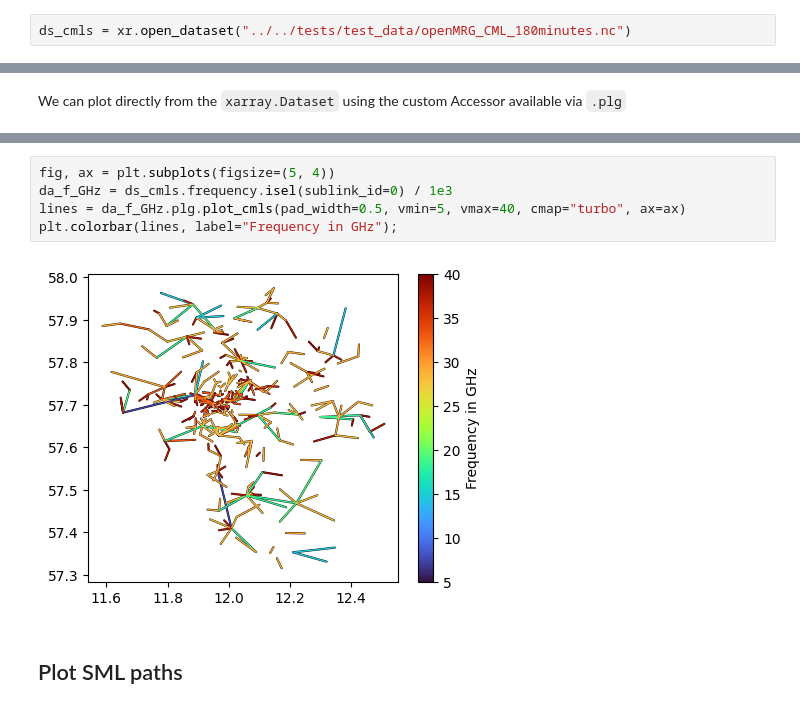
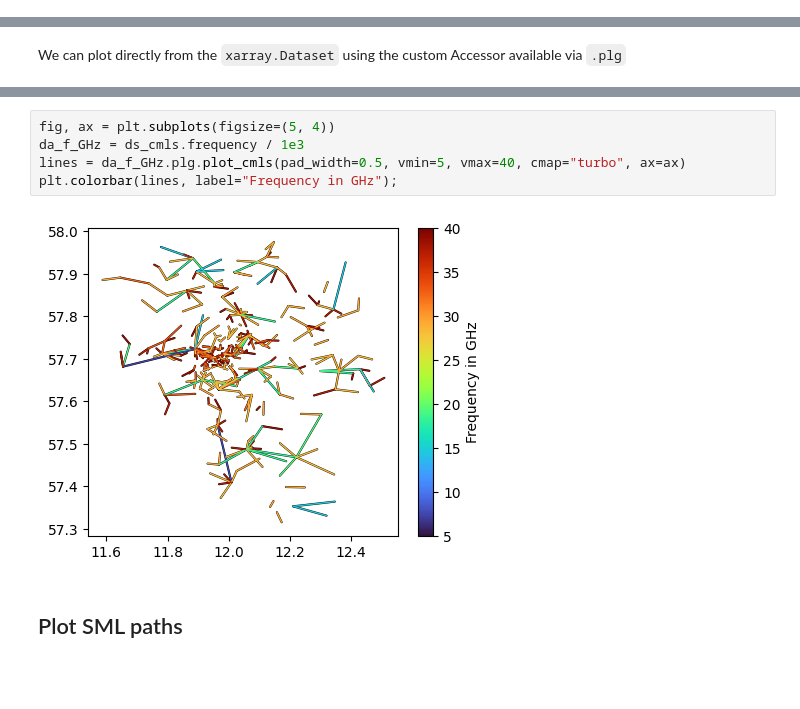
Before and after one commit to OpenSenseAction/poligrain, a Jupyter notebook: docs/notebooks/Plotting.ipynb, the cells around one changed output, grey strips where cells are left out. Drawn from its saved outputs; the diff is of its cells as text; blank space fills up the shorter version.

```diff
--- a/docs/notebooks/Plotting.ipynb
+++ b/docs/notebooks/Plotting.ipynb
@@ -13,8 +32,6 @@ import poligrain as plg
 ## Plot CML paths
 # %% [markdown]
 If we have CML data in a `xarray.Dataset` with our naming convention we can simply pass the `Dataset` to the plotting function to plot all CML paths onto a map. The lines are draw in one go using `LineCollection` of `matplotlib`, and not using a for-loop to iterate over the CMLs, so the plotting function is very fast also for large CML networks.
-# %%
-ds_cmls = xr.open_dataset("../../tests/test_data/openMRG_CML_180minutes.nc")
 # %%
 plg.plot_map.plot_lines(ds_cmls);
 # %% [output]
@@ -46,10 +62,10 @@ This way we can also easily add color based on CML frequency.
 # %%
 fig, ax = plt.subplots(figsize=(5, 4))
-da_f_GHz = ds_cmls.frequency.isel(sublink_id=0) / 1e3
+da_f_GHz = ds_cmls.frequency / 1e3
 lines = da_f_GHz.plg.plot_cmls(pad_width=0.5, vmin=5, vmax=40, cmap="turbo", ax=ax)
 plt.colorbar(lines, label="Frequency in GHz");
 # %% [output]
-[figure, old version]
+[figure, new version]
 # %% [markdown]
 ## Plot SML paths
 # %% [markdown]
```
Also changed, not shown: parts of 12 cells of this notebook, 7 other files.
